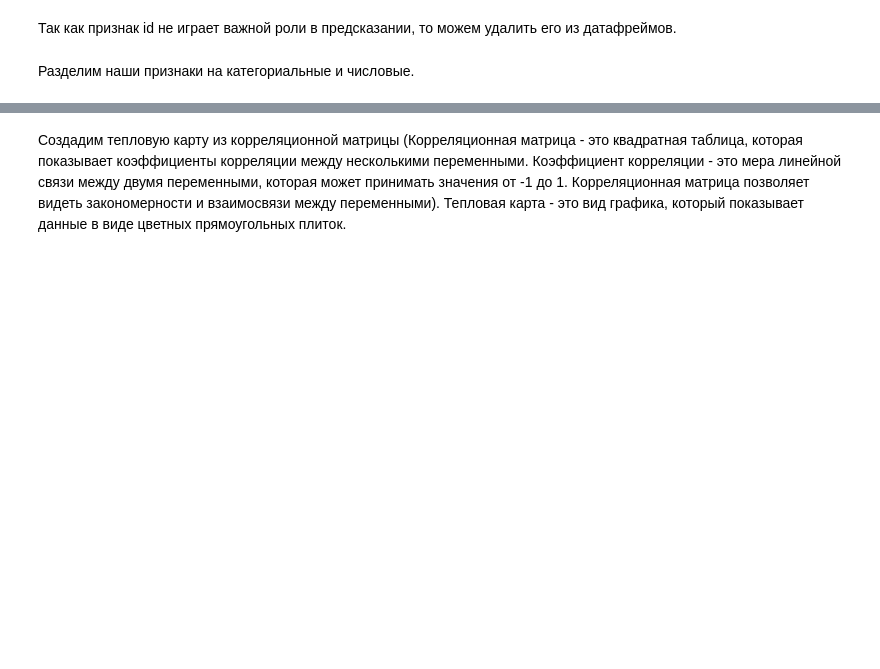
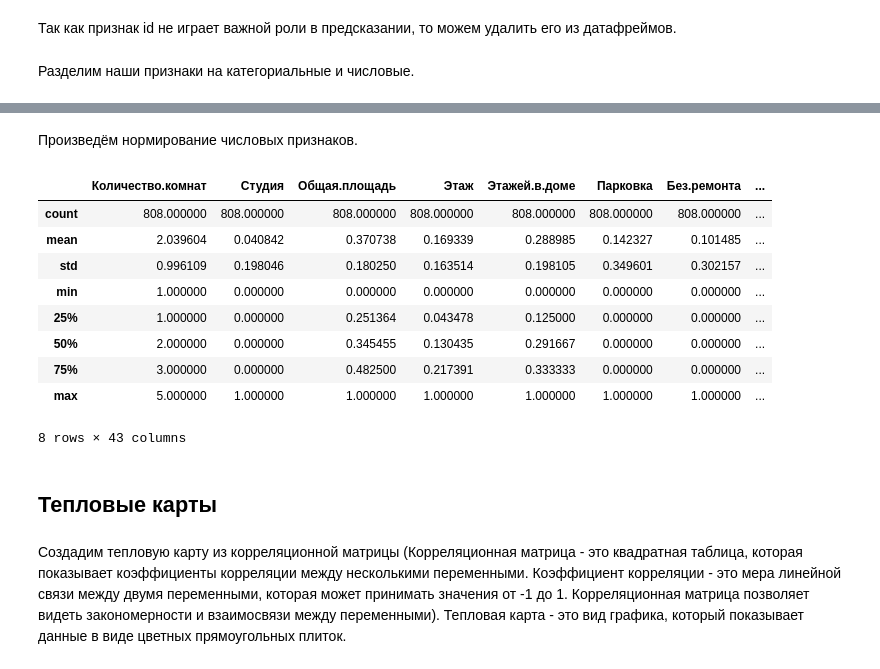
Before and after one commit to Nitrolacs/data_analysis_3_lab, a Jupyter notebook: notebooks/lab_3.ipynb, the cells around one changed output, grey strips where cells are left out. Drawn from its saved outputs; the diff is of its cells as text; code cells hidden in the pictures; blank space fills up the shorter version.

```diff
--- a/notebooks/lab_3.ipynb
+++ b/notebooks/lab_3.ipynb
@@ -175,3 +175,23 @@ dataframe_numerical
+# %% [markdown]
+Произведём нормирование числовых признаков.
+# %%
+min_max_scaler = MinMaxScaler()
+dataframe_train[dataframe_numerical] = min_max_scaler.fit_transform(dataframe_train[dataframe_numerical])
+dataframe_test[dataframe_numerical] = min_max_scaler.fit_transform(dataframe_test[dataframe_numerical])
+dataframe_train.describe()
+# %% [output]
+|  | Количество.комнат | Студия | Общая.площадь | Этаж | Этажей.в.доме | Парковка | Без.ремонта | ... |
+| count | 808.000000 | 808.000000 | 808.000000 | 808.000000 | 808.000000 | 808.000000 | 808.000000 | ... |
+| mean | 2.039604 | 0.040842 | 0.370738 | 0.169339 | 0.288985 | 0.142327 | 0.101485 | ... |
+| std | 0.996109 | 0.198046 | 0.180250 | 0.163514 | 0.198105 | 0.349601 | 0.302157 | ... |
+| min | 1.000000 | 0.000000 | 0.000000 | 0.000000 | 0.000000 | 0.000000 | 0.000000 | ... |
+| 25% | 1.000000 | 0.000000 | 0.251364 | 0.043478 | 0.125000 | 0.000000 | 0.000000 | ... |
+| 50% | 2.000000 | 0.000000 | 0.345455 | 0.130435 | 0.291667 | 0.000000 | 0.000000 | ... |
+| 75% | 3.000000 | 0.000000 | 0.482500 | 0.217391 | 0.333333 | 0.000000 | 0.000000 | ... |
+| max | 5.000000 | 1.000000 | 1.000000 | 1.000000 | 1.000000 | 1.000000 | 1.000000 | ... |
+8 rows × 43 columns
+# %% [markdown]
+## Тепловые карты
 # %% [markdown]
 Создадим тепловую карту из корреляционной матрицы (Корреляционная матрица - это квадратная таблица, которая показывает коэффициенты корреляции между несколькими переменными. Коэффициент корреляции - это мера линейной связи между двумя переменными, которая может принимать значения от -1 до 1. Корреляционная матрица позволяет видеть закономерности и взаимосвязи между переменными). Тепловая карта - это вид графика, который показывает данные в виде цветных прямоугольных плиток.
 # %%
```
Also changed, not shown: parts of 7 cells of this notebook.
